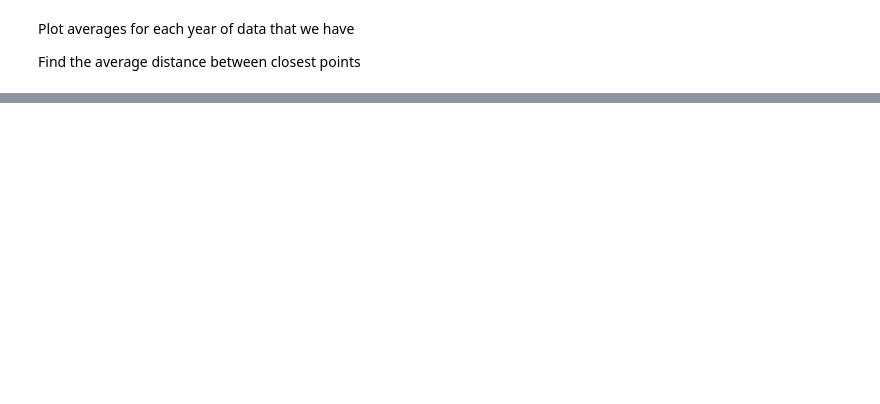
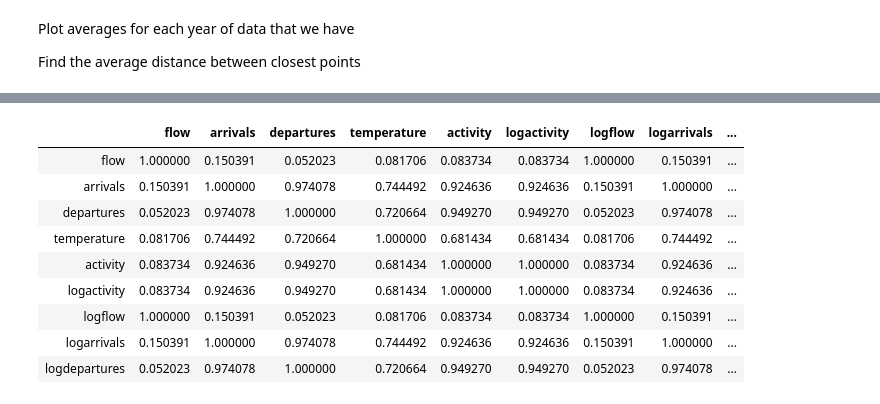
Before and after one commit to nickpalmer789/BeePredictor, a Jupyter notebook: exploratory_anlysis.ipynb, the cells around one changed output, grey strips where cells are left out. Saved outputs shown, nothing was run; the diff lists cells and outputs as text; code cells hidden in the pictures; blank space fills up the shorter version.

```diff
--- a/exploratory_anlysis.ipynb
+++ b/exploratory_anlysis.ipynb
@@ -93,0 +97,13 @@ For instance, as one would expect, the bees are much more active during periods
+# %%
+sch_data.corr(method="spearman")
+# %% [output]
+|  | flow | arrivals | departures | temperature | activity | logactivity | logflow | logarrivals | ... |
+| flow | 1.000000 | 0.150391 | 0.052023 | 0.081706 | 0.083734 | 0.083734 | 1.000000 | 0.150391 | ... |
+| arrivals | 0.150391 | 1.000000 | 0.974078 | 0.744492 | 0.924636 | 0.924636 | 0.150391 | 1.000000 | ... |
+| departures | 0.052023 | 0.974078 | 1.000000 | 0.720664 | 0.949270 | 0.949270 | 0.052023 | 0.974078 | ... |
+| temperature | 0.081706 | 0.744492 | 0.720664 | 1.000000 | 0.681434 | 0.681434 | 0.081706 | 0.744492 | ... |
+| activity | 0.083734 | 0.924636 | 0.949270 | 0.681434 | 1.000000 | 1.000000 | 0.083734 | 0.924636 | ... |
+| logactivity | 0.083734 | 0.924636 | 0.949270 | 0.681434 | 1.000000 | 1.000000 | 0.083734 | 0.924636 | ... |
+| logflow | 1.000000 | 0.150391 | 0.052023 | 0.081706 | 0.083734 | 0.083734 | 1.000000 | 0.150391 | ... |
+| logarrivals | 0.150391 | 1.000000 | 0.974078 | 0.744492 | 0.924636 | 0.924636 | 0.150391 | 1.000000 | ... |
+| logdepartures | 0.052023 | 0.974078 | 1.000000 | 0.720664 | 0.949270 | 0.949270 | 0.052023 | 0.974078 | ... |
```
Also changed, not shown: parts of 15 cells of this notebook.
